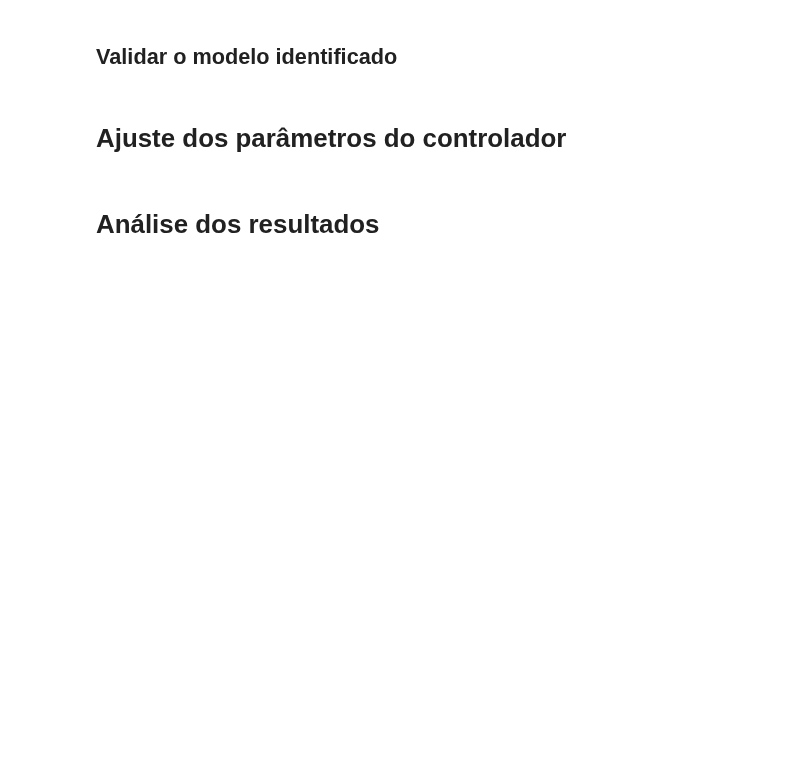
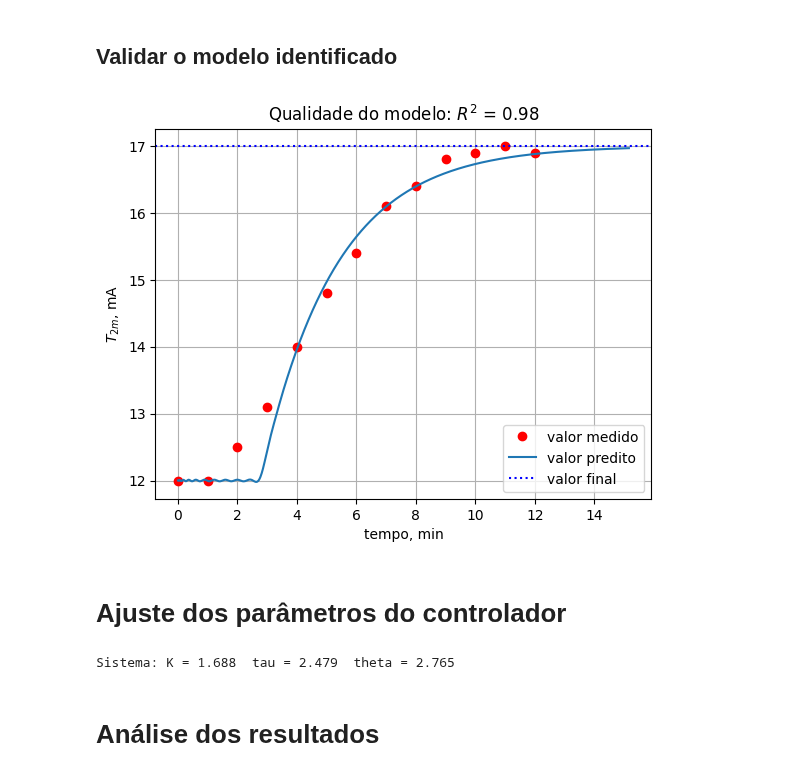
Before and after one commit to juliosdutra/Controle_de_Processos_UFES, a Jupyter notebook: 7.Controller-tuning/Sintonia_de_controladores.ipynb, the cells around one changed output. Drawn from its saved outputs; the diff is of its cells as text; code cells hidden in the pictures; blank space fills up the shorter version.

```diff
--- a/7.Controller-tuning/Sintonia_de_controladores.ipynb
+++ b/7.Controller-tuning/Sintonia_de_controladores.ipynb
@@ -111,31 +112,33 @@ SyntaxError: ignored
 # %%
 # Implementar o modelo
 s = ct.tf('s')
-Gtd = ct.tf(*ct.pade(theta,5,3))
-Gp = Kp/(tau*s+1)*Gtd
+Gtd = ct.tf(*ct.pade(theta,20))
+Gp = Kp/(taup*s+1)*Gtd
 
 # Testar o modelo na mesma condição dos dados
-tval, yval = ct.step_response(Gp,T=t)
-Tval = Delta_Ps*yval + T_2m[0]
-print('Qualidade do modelo -> R-quadrado = %1.2f' %r2_score(T_2m, Tval) )
+tval0, yval0 = ct.step_response(Gp,T=t)
+Tval0 = Delta_Ps*yval0 + T_2m[0]
 
-tval, yval  = ct.step_response(Gp,T=t[-1])
+plt.plot(t, T_2m, 'or', label = 'valor medido')
 plt.plot(tval, Delta_Ps*yval + T_2m[0] , label='valor predito')
+plt.axhline(y=17, linestyle = ':', color = 'blue', label = 'valor final')
 
 plt.xlabel('tempo, min')
 plt.ylabel(r'$T_{2m}$, mA')
+plt.title(r'Qualidade do modelo: $R^2$ = %1.2f' %r2_score(T_2m, Tval0) )
 plt.legend()
-plt.tight_layout()
-plt.show()
+plt.grid()
+# %% [output]
+[figure, added]
 # %% [markdown]
 # Ajuste dos parâmetros do controlador
 # %%
 # Sistema a ser controlado
 Kv = 0.9
 Kip = 0.75
-G = Kv*Kip*Gp # Gtil
+G = Kv*Kip*Gp # este é o modelo do processo, sem o controlador: Gtil
 K = G.dcgain()
-print('\nSistema: K = %1.3f  tau = %1.3f  theta = %1.3f' %(K, tau, theta))
+print('\nSistema: K = %1.3f  tau = %1.3f  theta = %1.3f' %(K, taup, theta))
 
 
 # sintonia IMC
@@ -148,5 +151,7 @@ tau_c = theta # Skogestad
 
 
 # Simulação da malha fechada
+# %% [output]
+Sistema: K = 1.688  tau = 2.479  theta = 2.765
 # %% [markdown]
 # Análise dos resultados
```
Also changed, not shown: parts of 4 cells of this notebook.
